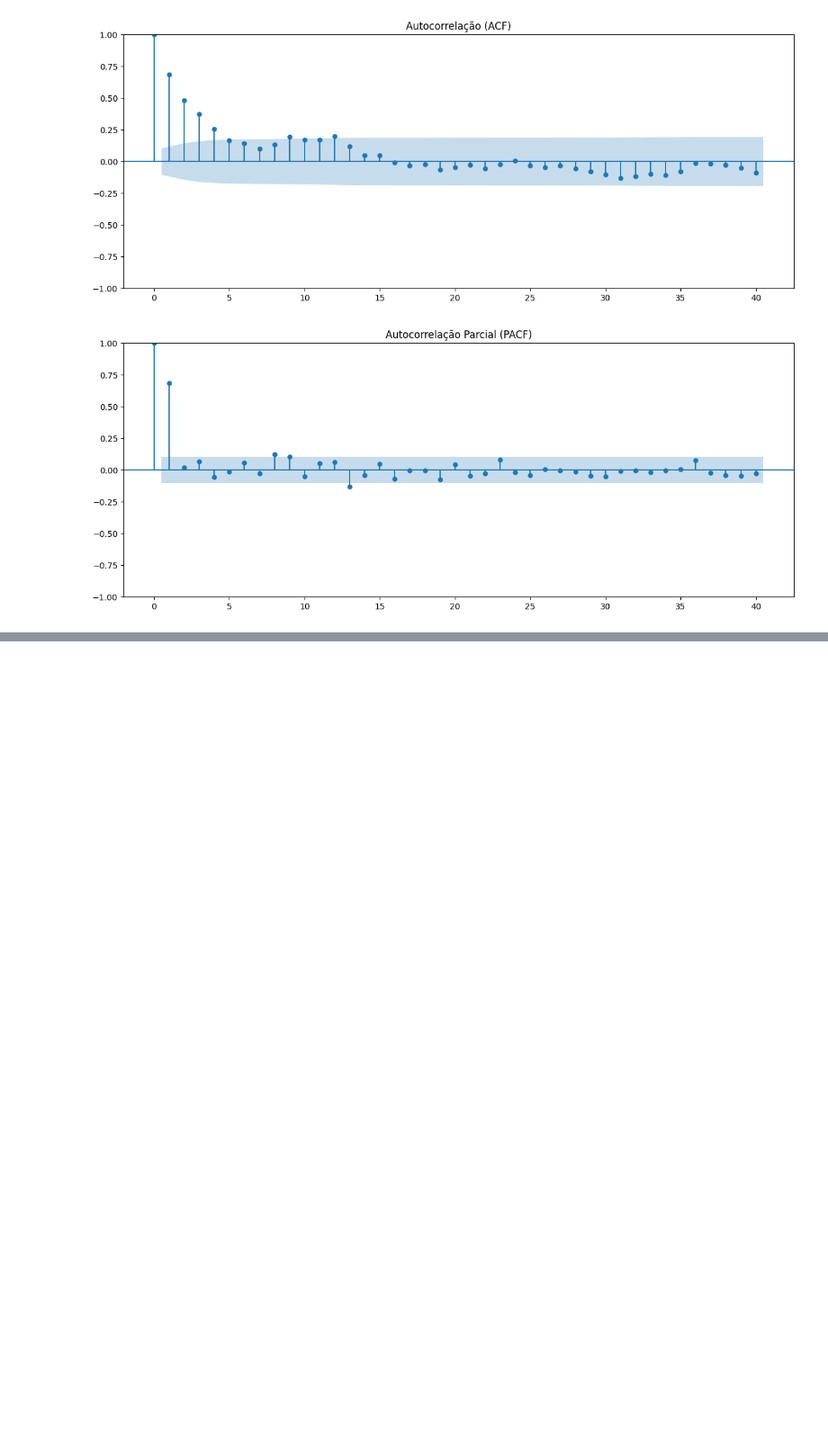
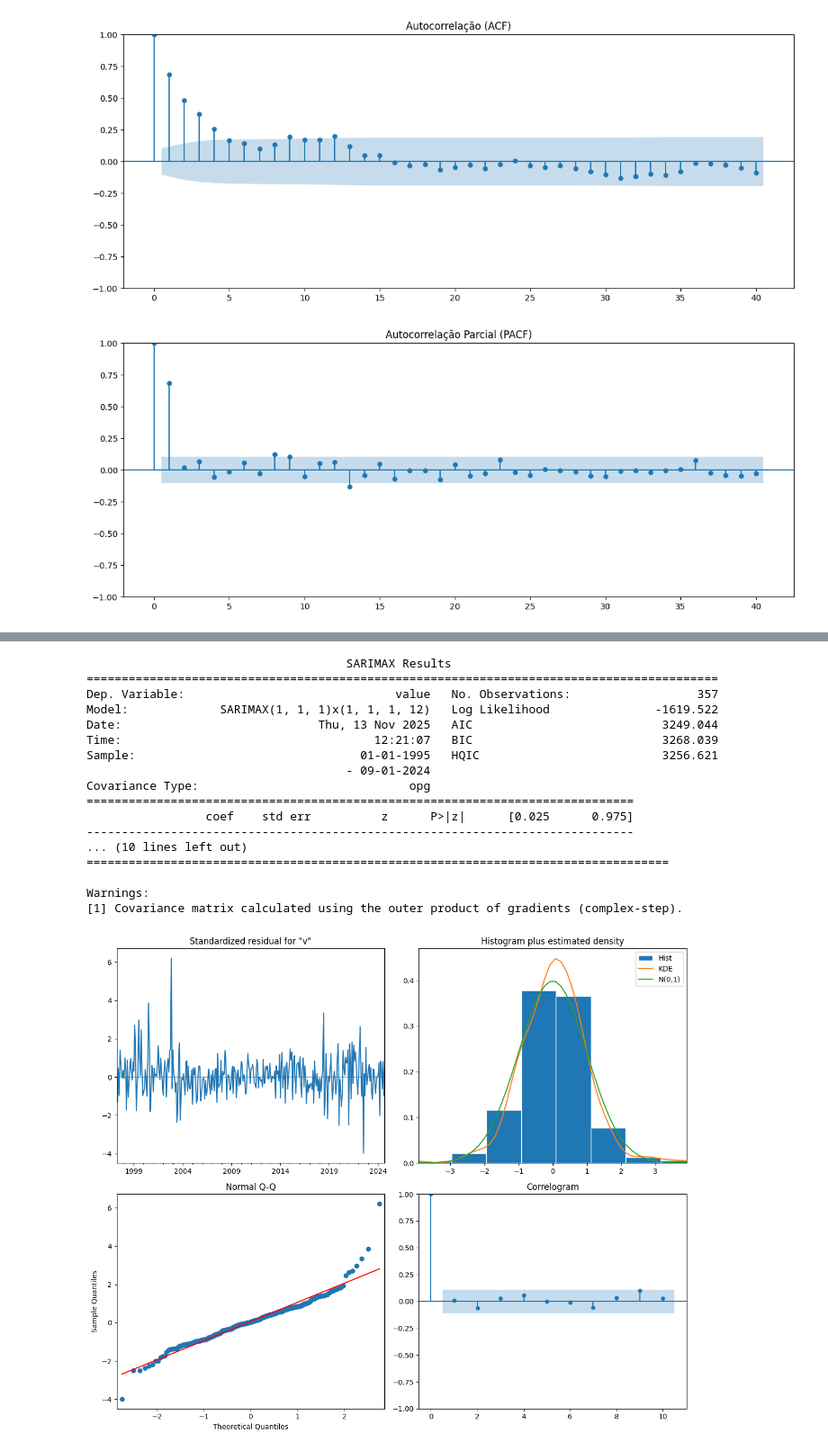
Before and after one commit to MariaPompiani/time_series_analysis_technique, a Jupyter notebook: time_series_analysis_inflation.ipynb, the cells around one changed output, grey strips where cells are left out. Shown at 90% size. Drawn from its saved outputs; the diff is of its cells as text; code cells hidden in the pictures; blank space fills up the shorter version.

```diff
--- a/time_series_analysis_inflation.ipynb
+++ b/time_series_analysis_inflation.ipynb
@@ -264,0 +413,46 @@ plt.tight_layout()
+# %%
+# Instanciar o modelo com os parâmetros que encontramos
+best_order = (1, 1, 1) # (p, d, q)
+best_seasonal_order = (1, 1, 1, 12) # (P, D, Q, m)
+
+model = SARIMAX(
+    train_data['value'],
+    order=best_order,
+    seasonal_order=best_seasonal_order,
+    enforce_stationarity=False,
+    enforce_invertibility=False
+)
+
+# Treinar (fit) o modelo
+model_fit = model.fit(disp=False)
+print(model_fit.summary())
+
+# --- Diagnóstico dos Resíduos ---
+
+# Esta função plota 4 gráficos essenciais:
+# 1. Resíduos Padronizados (Standardized residual)
+# 2. Histograma + KDE (Histogram plus estimated density)
+# 3. Gráfico QQ (Normal Q-Q)
+# 4. Correlograma (ACF dos resíduos)
+
+fig = model_fit.plot_diagnostics(figsize=(12, 10))
+plt.tight_layout()
+# %% [output]
+                                     SARIMAX Results
+==========================================================================================
+Dep. Variable:                              value   No. Observations:                  357
+Model:             SARIMAX(1, 1, 1)x(1, 1, 1, 12)   Log Likelihood               -1619.522
+Date:                            Thu, 13 Nov 2025   AIC                           3249.044
+Time:                                    12:21:07   BIC                           3268.039
+Sample:                                01-01-1995   HQIC                          3256.621
+                                     - 09-01-2024
+Covariance Type:                              opg
+==============================================================================
+                 coef    std err          z      P>|z|      [0.025      0.975]
+------------------------------------------------------------------------------
+... (10 lines left out)
+===================================================================================
+
+Warnings:
+[1] Covariance matrix calculated using the outer product of gradients (complex-step).
+[figure, added]
```
Also changed, not shown: parts of 21 cells of this notebook.
